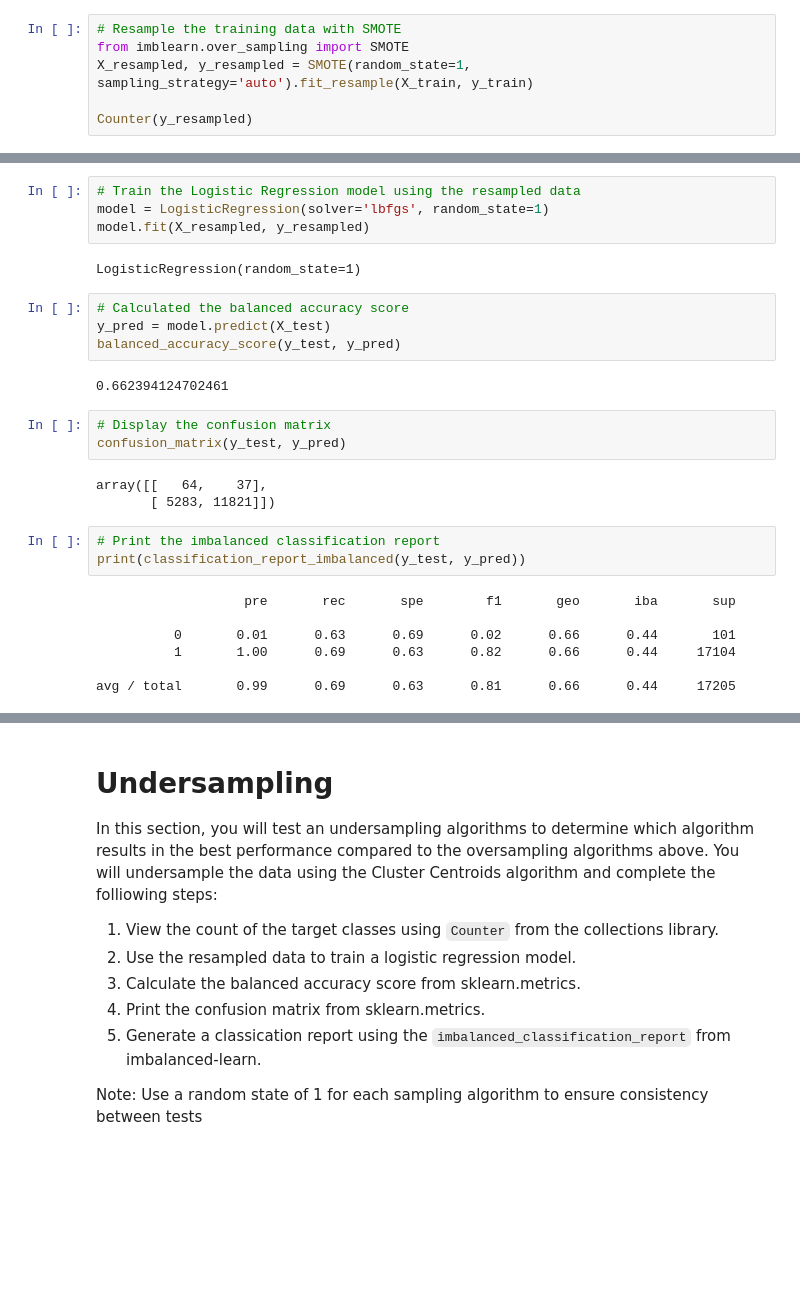
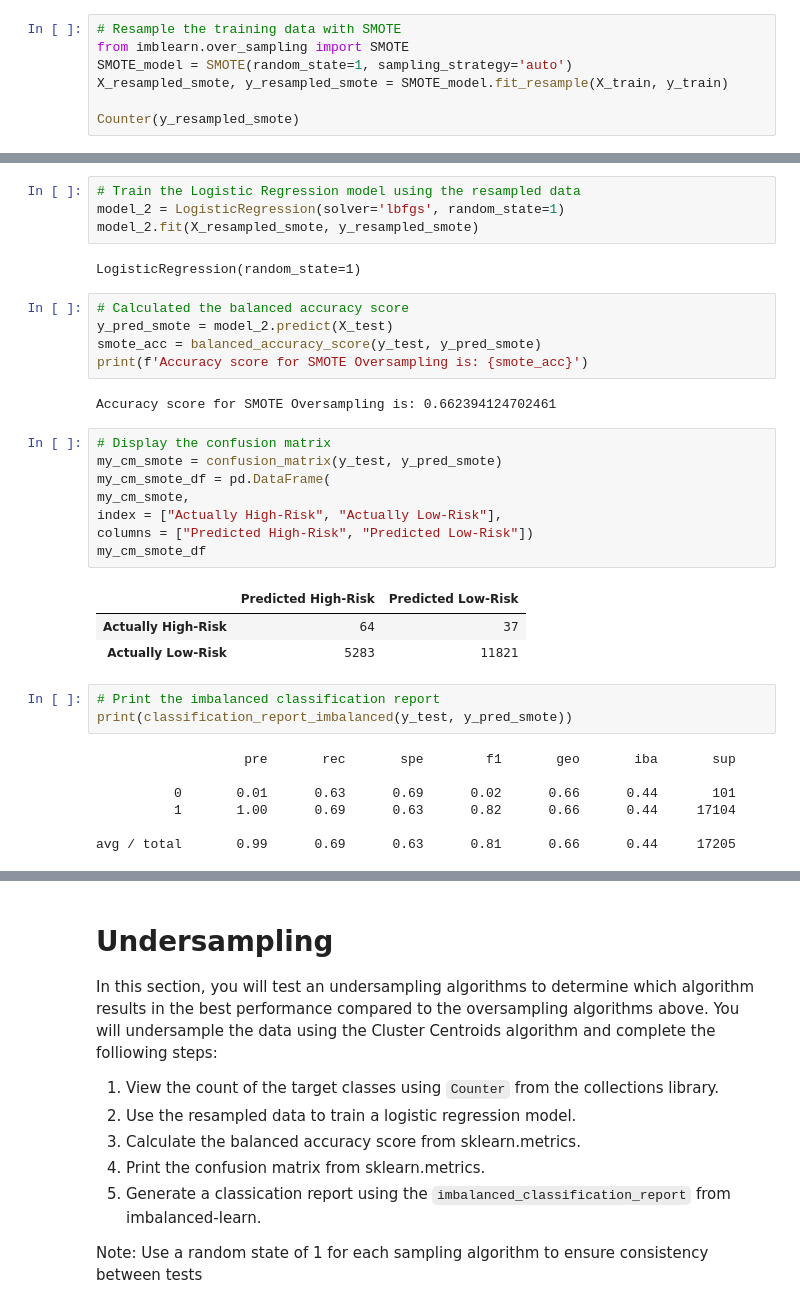
Before and after one commit to EBolinVA/Credit_Risk_Analysis, a Jupyter notebook: Starter_Code/credit_risk_resampling.ipynb, the cells around one changed output, grey strips where cells are left out. Saved outputs shown, nothing was run; the diff lists cells and outputs as text; blank space fills up the shorter version.

```diff
--- a/Starter_Code/credit_risk_resampling.ipynb
+++ b/Starter_Code/credit_risk_resampling.ipynb
@@ -238,32 +257,40 @@ avg / total       0.99      0.61      0.70      0.75      0.65      0.42     172
 # %%
 # Resample the training data with SMOTE
 from imblearn.over_sampling import SMOTE
-X_resampled, y_resampled = SMOTE(random_state=1, sampling_strategy='auto').fit_resample(X_train, y_train)
+SMOTE_model = SMOTE(random_state=1, sampling_strategy='auto')
+X_resampled_smote, y_resampled_smote = SMOTE_model.fit_resample(X_train, y_train)
 
-Counter(y_resampled)
+Counter(y_resampled_smote)
 # %% [output]
 Counter({1: 51366, 0: 51366})
 # %%
 # Train the Logistic Regression model using the resampled data
-model = LogisticRegression(solver='lbfgs', random_state=1)
-model.fit(X_resampled, y_resampled)
+model_2 = LogisticRegression(solver='lbfgs', random_state=1)
+model_2.fit(X_resampled_smote, y_resampled_smote)
 # %% [output]
 LogisticRegression(random_state=1)
 # %%
 # Calculated the balanced accuracy score
-y_pred = model.predict(X_test)
-balanced_accuracy_score(y_test, y_pred)
+y_pred_smote = model_2.predict(X_test)
+smote_acc = balanced_accuracy_score(y_test, y_pred_smote)
+print(f'Accuracy score for SMOTE Oversampling is: {smote_acc}')
 # %% [output]
-0.662394124702461
+Accuracy score for SMOTE Oversampling is: 0.662394124702461
-# %%
-# Display the confusion matrix
-confusion_matrix(y_test, y_pred)
-# %% [output]
-array([[   64,    37],
-       [ 5283, 11821]])
+# %%
+# Display the confusion matrix
+my_cm_smote = confusion_matrix(y_test, y_pred_smote)
+my_cm_smote_df = pd.DataFrame(
+my_cm_smote,
+index = ["Actually High-Risk", "Actually Low-Risk"],
+columns = ["Predicted High-Risk", "Predicted Low-Risk"])
+my_cm_smote_df
+# %% [output]
+|  | Predicted High-Risk | Predicted Low-Risk |
+| Actually High-Risk | 64 | 37 |
+| Actually Low-Risk | 5283 | 11821 |
 # %%
 # Print the imbalanced classification report
-print(classification_report_imbalanced(y_test, y_pred))
+print(classification_report_imbalanced(y_test, y_pred_smote))
 # %% [output]
                    pre       rec       spe        f1       geo       iba       sup
 
```
Also changed, not shown: parts of 17 cells of this notebook, 12 other files.
